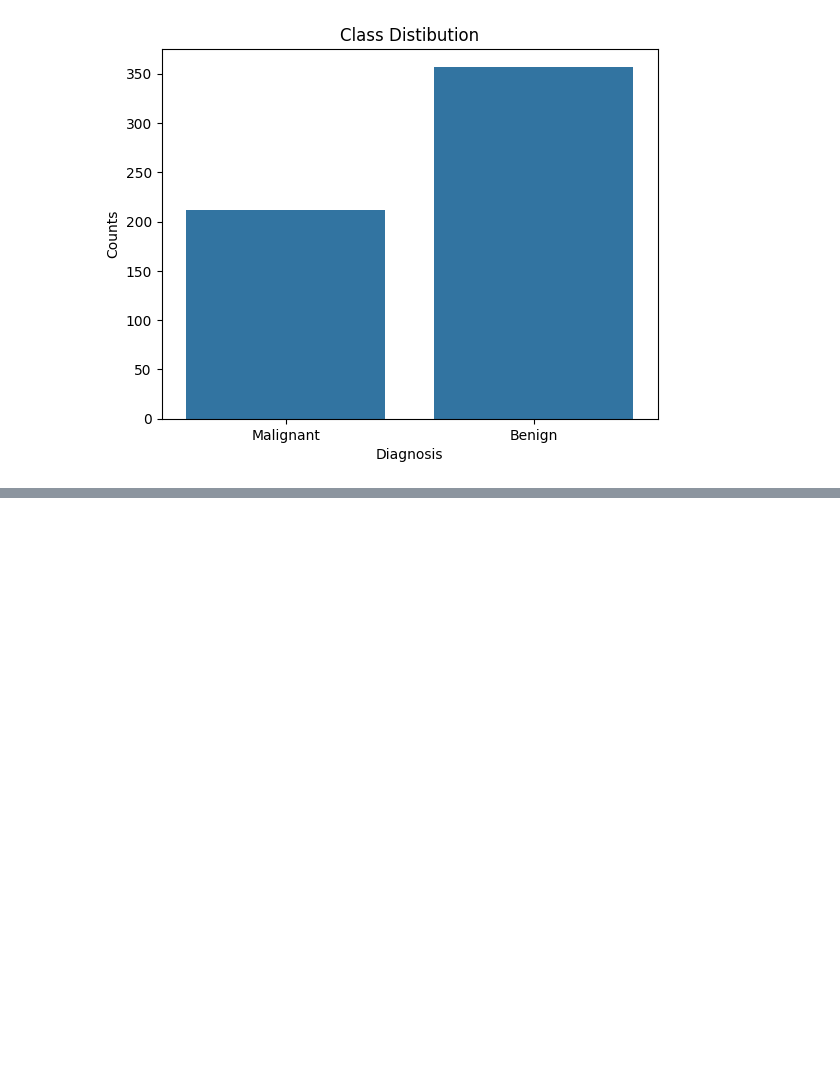
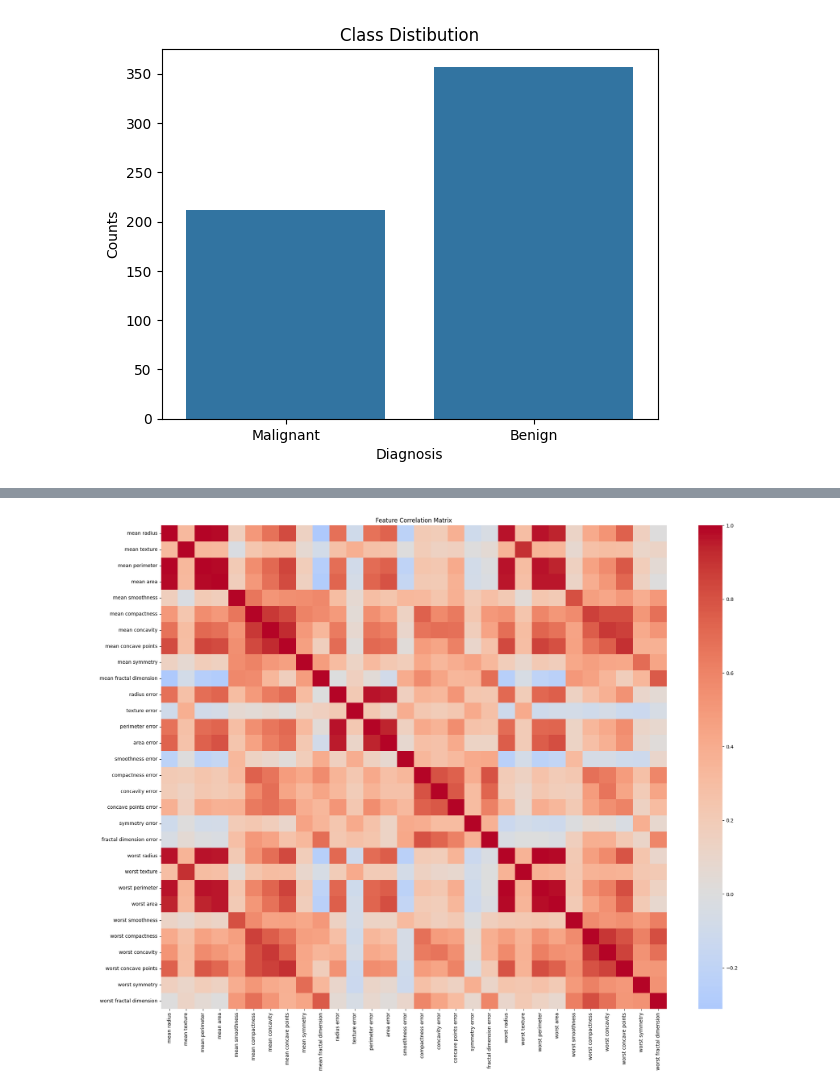
Before and after one commit to mattiasrasander-creator/ML-Cancer-Diagnostic, a Jupyter notebook: notebooks/01_EDA.ipynb, the cells around one changed output, grey strips where cells are left out. Saved outputs shown, nothing was run; the diff lists cells and outputs as text; code cells hidden in the pictures; blank space fills up the shorter version.

```diff
--- a/notebooks/01_EDA.ipynb
+++ b/notebooks/01_EDA.ipynb
@@ -55,0 +98,12 @@ plt.show()
+# %%
+# Correlation matrix
+plt.figure(figsize=(20, 16))
+sns.heatmap(df.drop('target', axis=1).corr(),
+            annot=False,
+            cmap='coolwarm',
+            center=0)
+plt.title('Feature Correlation Matrix')
+plt.tight_layout()
+plt.show()
+# %% [output]
+[figure, added]
```
Also changed, not shown: parts of 9 cells of this notebook.
